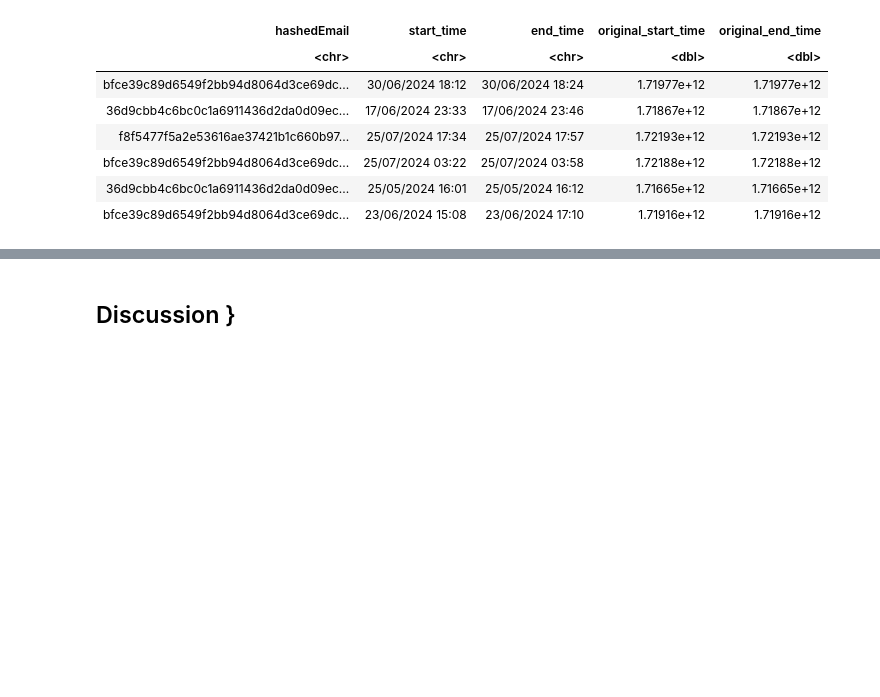
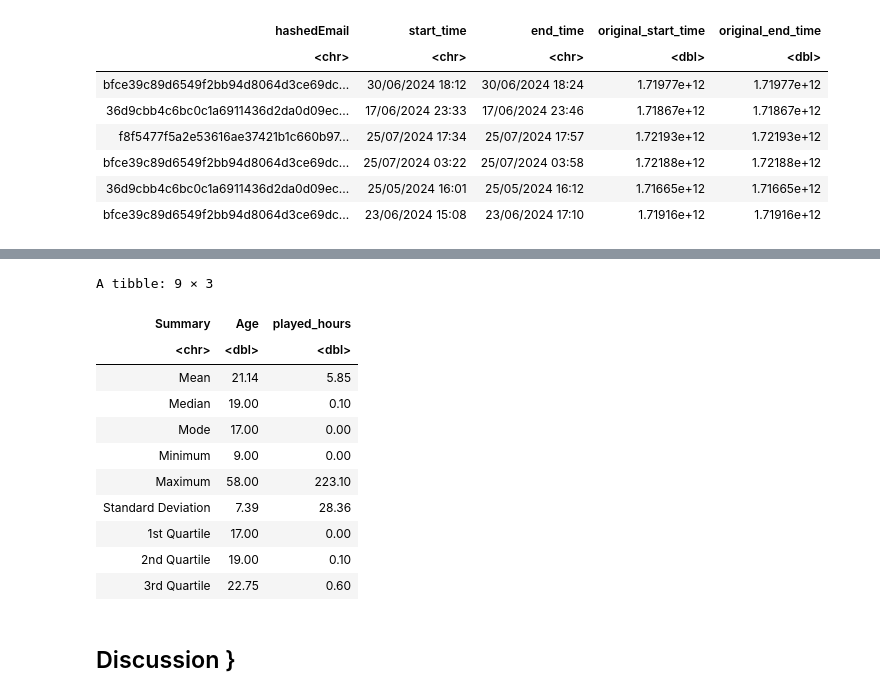
Before and after one commit to skylv777/dsci100_group_project, a Jupyter notebook: group_project.ipynb, the cells around one changed output, grey strips where cells are left out. Drawn from its saved outputs; the diff is of its cells as text; code cells hidden in the pictures; blank space fills up the shorter version.

Commit message:
Summary Stats

```diff
--- a/group_project.ipynb
+++ b/group_project.ipynb
@@ -159,6 +159,45 @@ A data.frame: 6 × 8
 | 4 | 0d4d71be33e2bc7266ee4983002bd930f... | Regular | TRUE | 5.6 | Winslow | Male | 17 | 32.15385 |
 | 5 | 0d70dd9cac34d646c810b1846fe6a85b9... | Pro | TRUE | 1.0 | Knox | Male | 17 | 35.00000 |
 | 6 | 11006065e9412650e99eea4a4aaaf0399... | Veteran | FALSE | 0.1 | Callum | Male | 19 | 10.00000 |
+# %%
+#Summary Statistics on Quantitative Values of players_data
+combined_data_select <- select(combined_data, Age, played_hours, )
+
+players_data_stats <-
+        bind_rows(map_df(players_data_select, mean, na.rm = TRUE),
+                  map_df(players_data_select, median, na.rm = TRUE),
+                  map_df(players_data_select, ~{
+    x <- na.omit(.x)
+    if (length(x) == 0) return(NA_real_)
+    tibble(val = x) |>
+      count(val, sort = TRUE) |>
+      filter(n == max(n)) |>
+      slice_head(n = 1) |>
+      pull(val)}),
+                  map_df(players_data_select, min, na.rm = TRUE),
+                  map_df(players_data_select, max, na.rm = TRUE),
+                  map_df(players_data_select, sd, na.rm = TRUE), #?seems too high
+                  map_df(players_data_select, ~ quantile(.x, probs = 0.25, na.rm = TRUE)[[1]]),
+                  map_df(players_data_select, ~ quantile(.x, probs = 0.5, na.rm = TRUE)[[1]]),
+                  map_df(players_data_select, ~ quantile(.x, probs = 0.75, na.rm = TRUE)[[1]])) |>
+        mutate(Summary = c("Mean", "Median", "Mode", "Minimum", "Maximum", "Standard Deviation", "1st Quartile", "2nd Quartile", "3rd Quartile")) |>
+        relocate(Summary) |>
+        mutate(across(Age:played_hours, \(x) round(x, digits = 2)))
+
+players_data_stats
+# %% [output]
+A tibble: 9 × 3
+| Summary | Age | played_hours |
+| <chr> | <dbl> | <dbl> |
+| Mean | 21.14 | 5.85 |
+| Median | 19.00 | 0.10 |
+| Mode | 17.00 | 0.00 |
+| Minimum | 9.00 | 0.00 |
+| Maximum | 58.00 | 223.10 |
+| Standard Deviation | 7.39 | 28.36 |
+| 1st Quartile | 17.00 | 0.00 |
+| 2nd Quartile | 19.00 | 0.10 |
+| 3rd Quartile | 22.75 | 0.60 |
 # %% [markdown]
 ## Discussion }
 # %% [markdown]
```
